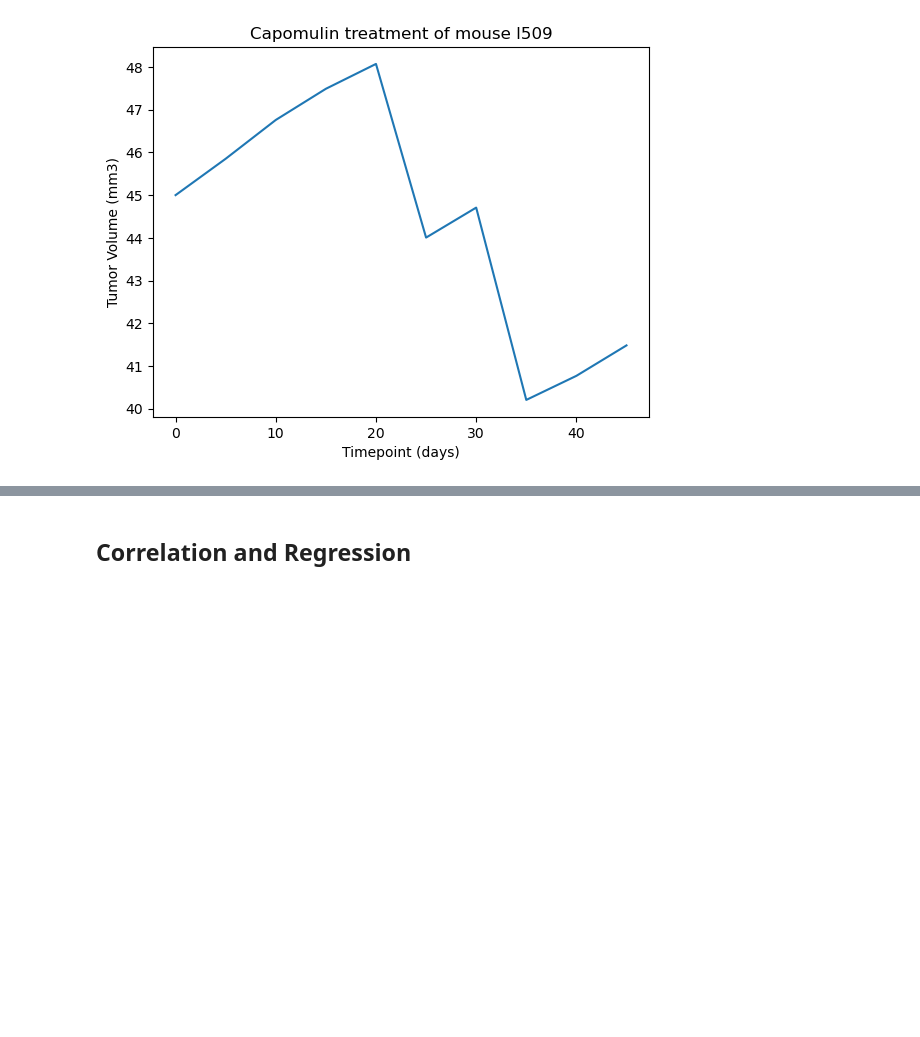
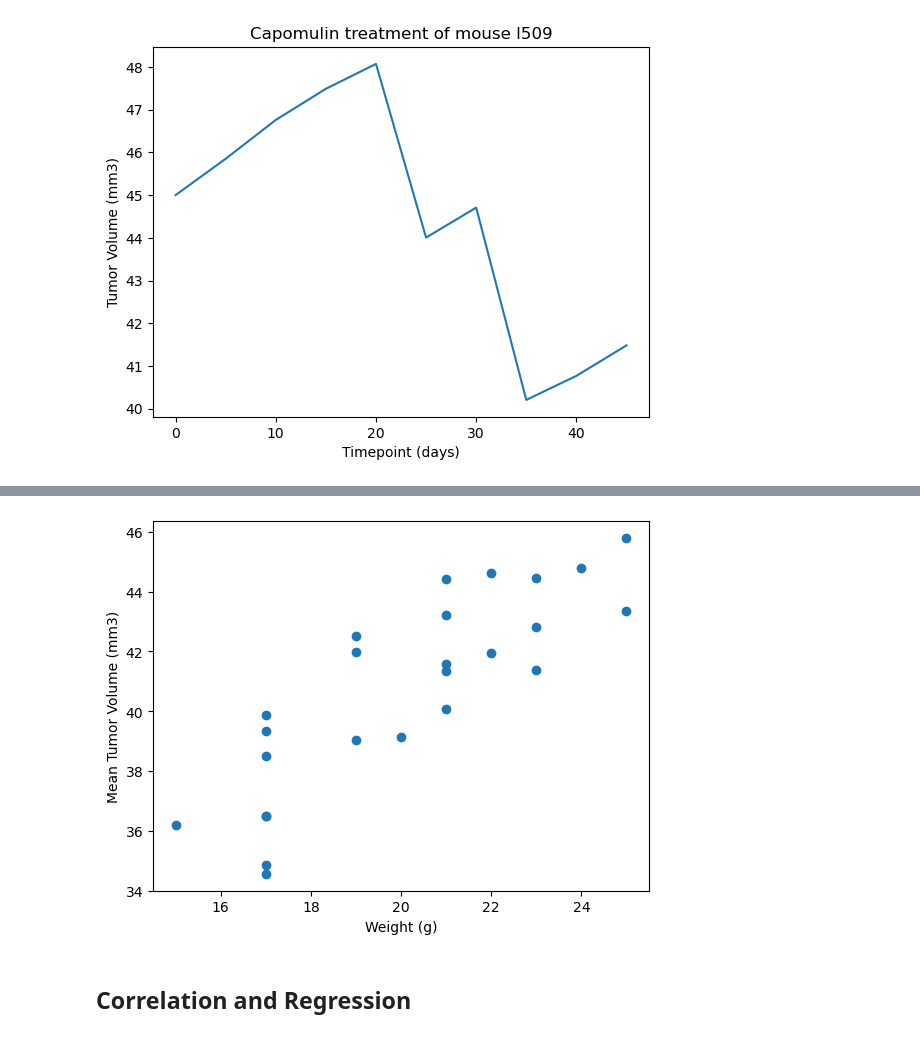
Before and after one commit to itzelvazsan/matplotlib-challenge, a Jupyter notebook: pymaceuticals.ipynb, the cells around one changed output, grey strips where cells are left out. Drawn from its saved outputs; the diff is of its cells as text; code cells hidden in the pictures; blank space fills up the shorter version.

```diff
--- a/pymaceuticals.ipynb
+++ b/pymaceuticals.ipynb
@@ -211,2 +305,18 @@ Ceftamin's potential outliers: Series([], Name: Tumor Volume (mm3), dtype: float
+# %%
+# Generate a scatter plot of mouse weight vs. the average observed tumor volume for the entire Capomulin regimen
+capomulin_treated = cleaned_df.loc[cleaned_df["Drug Regimen"] == "Capomulin"]
+
+tumor_vol_avg = pd.DataFrame(capomulin_treated.groupby("Mouse ID")["Tumor Volume (mm3)"].mean())
+
+scatter_data = pd.merge(tumor_vol_avg, capomulin_treated, on = 'Mouse ID')
+scatter_data = scatter_data.rename(columns={"Tumor Volume (mm3)_x": "Mean Tumor Volume", "Tumor Volume (mm3)_y": "Tumor Volume (mm3)"})
+scatter_data = scatter_data.drop_duplicates(subset=['Mouse ID', 'Mean Tumor Volume'])
+
+plt.scatter(scatter_data["Weight (g)"], scatter_data["Mean Tumor Volume"], marker = 'o')
+plt.xlabel("Weight (g)")
+plt.ylabel("Mean Tumor Volume (mm3)")
+plt.show()
+# %% [output]
+[figure, added]
 # %% [markdown]
 ## Correlation and Regression
```
Also changed, not shown: parts of 11 cells of this notebook.
